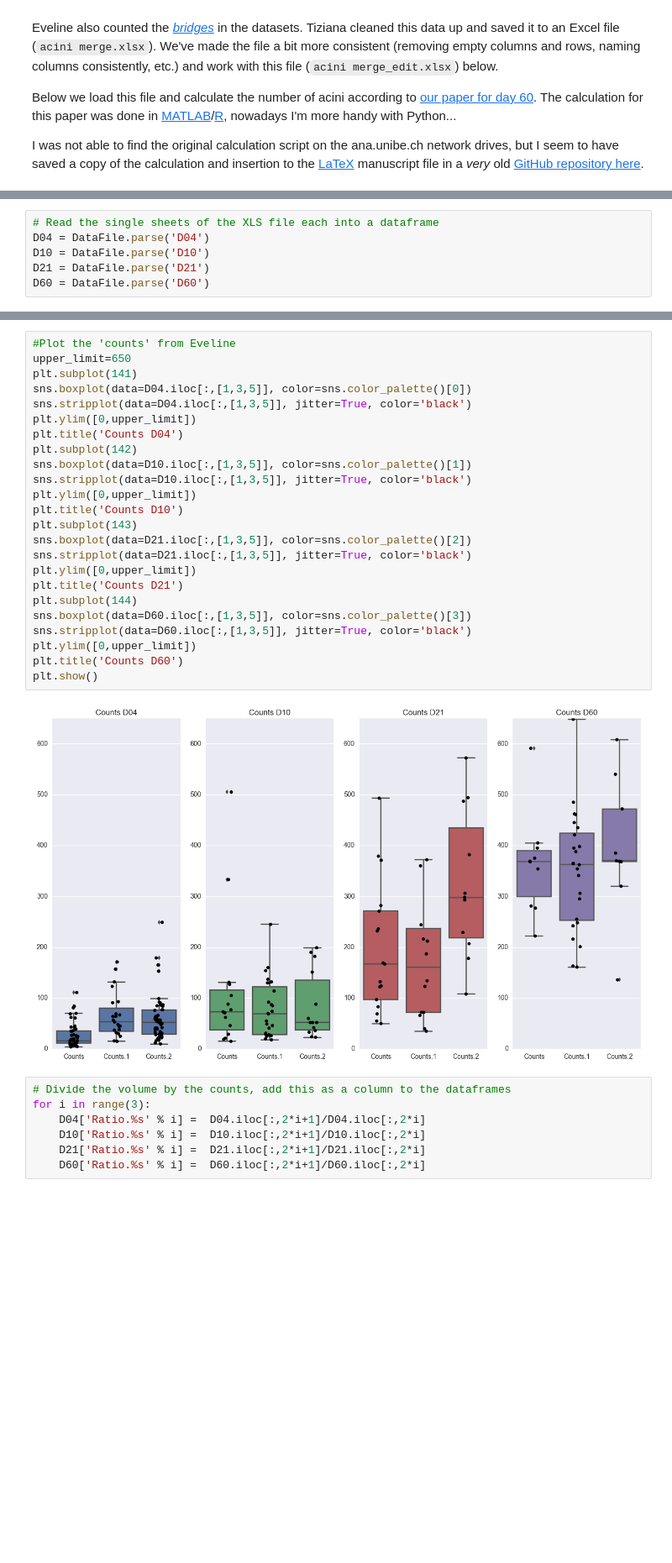
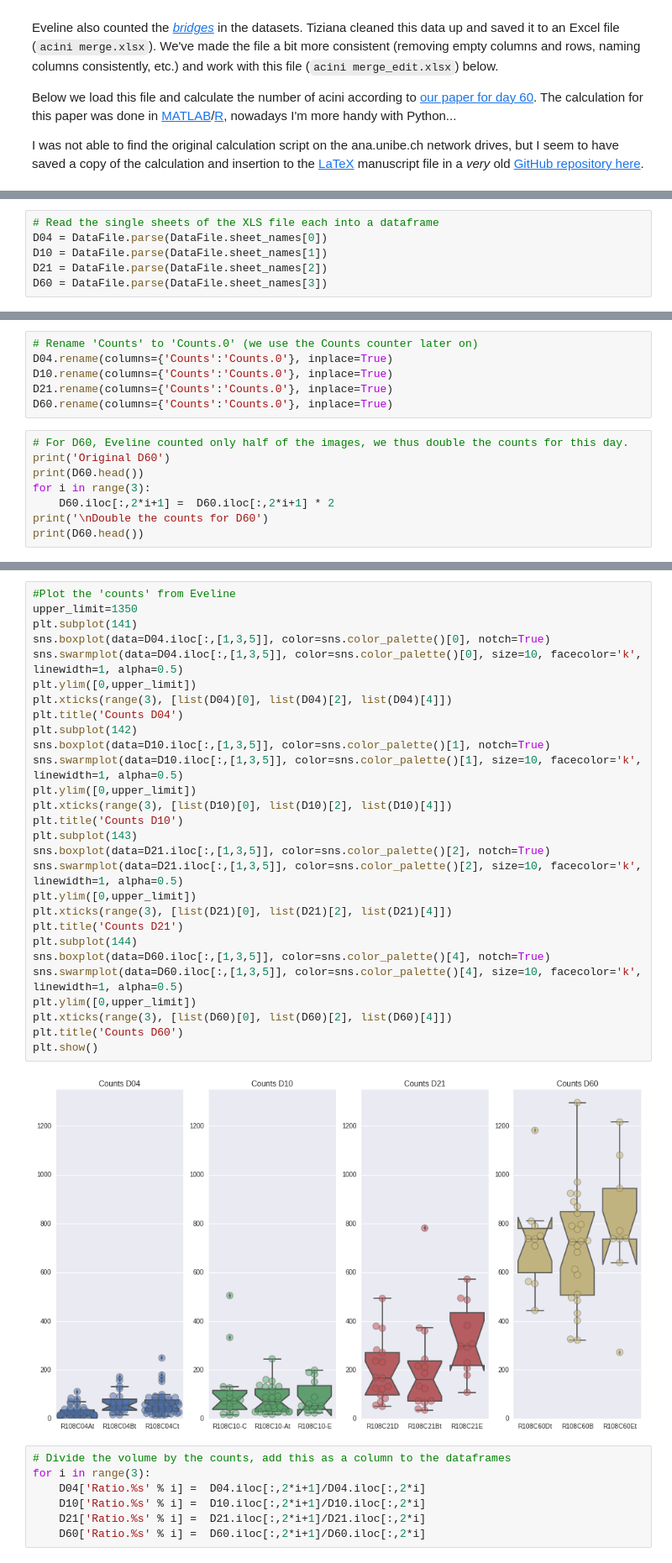
Before and after one commit to habi/acinar-analysis, a Jupyter notebook: Acinar size plot.ipynb, the cells around one changed output, grey strips where cells are left out. Shown at 84% size. Cells and saved outputs as stored; diff of their text form; blank space fills up the shorter version.

Commit message:
Updating calculations, now we need correct values
But this should only be scaling, and no real issue

```diff
--- a/Acinar size plot.ipynb
+++ b/Acinar size plot.ipynb
@@ -84,7 +96,7 @@ for i in DataFile.sheet_names:
 The excel file contains the sheets: D04, D10, D21, D60,
 # %%
 # Read the single sheets of the XLS file each into a dataframe
-D04 = DataFile.parse('D04')
-D10 = DataFile.parse('D10')
-D21 = DataFile.parse('D21')
-D60 = DataFile.parse('D60')
+D04 = DataFile.parse(DataFile.sheet_names[0])
+D10 = DataFile.parse(DataFile.sheet_names[1])
+D21 = DataFile.parse(DataFile.sheet_names[2])
+D60 = DataFile.parse(DataFile.sheet_names[3])
@@ -96,0 +103,14 @@ ShrinkageFactor = 0.61 # Volume-Shrinkage-Factor = 61% with STD=5, calculated by
+# %%
+# Rename 'Counts' to 'Counts.0' (we use the Counts counter later on)
+D04.rename(columns={'Counts':'Counts.0'}, inplace=True)
+D10.rename(columns={'Counts':'Counts.0'}, inplace=True)
+D21.rename(columns={'Counts':'Counts.0'}, inplace=True)
+D60.rename(columns={'Counts':'Counts.0'}, inplace=True)
+# %%
+# For D60, Eveline counted only half of the images, we thus double the counts for this day.
+print('Original D60')
+print(D60.head())
+for i in range(3):
+    D60.iloc[:,2*i+1] =  D60.iloc[:,2*i+1] * 2
+print('\nDouble the counts for D60')
+print(D60.head())
@@ -97,29 +137,33 @@ ShrinkageFactor = 0.61 # Volume-Shrinkage-Factor = 61% with STD=5, calculated by
 # %%
 #Plot the 'counts' from Eveline
-upper_limit=650
+upper_limit=1350
 plt.subplot(141)
-sns.boxplot(data=D04.iloc[:,[1,3,5]], color=sns.color_palette()[0])
-sns.stripplot(data=D04.iloc[:,[1,3,5]], jitter=True, color='black')
+sns.boxplot(data=D04.iloc[:,[1,3,5]], color=sns.color_palette()[0], notch=True)
+sns.swarmplot(data=D04.iloc[:,[1,3,5]], color=sns.color_palette()[0], size=10, facecolor='k', linewidth=1, alpha=0.5)
 plt.ylim([0,upper_limit])
+plt.xticks(range(3), [list(D04)[0], list(D04)[2], list(D04)[4]])
 plt.title('Counts D04')
 plt.subplot(142)
-sns.boxplot(data=D10.iloc[:,[1,3,5]], color=sns.color_palette()[1])
-sns.stripplot(data=D10.iloc[:,[1,3,5]], jitter=True, color='black')
+sns.boxplot(data=D10.iloc[:,[1,3,5]], color=sns.color_palette()[1], notch=True)
+sns.swarmplot(data=D10.iloc[:,[1,3,5]], color=sns.color_palette()[1], size=10, facecolor='k', linewidth=1, alpha=0.5)
 plt.ylim([0,upper_limit])
+plt.xticks(range(3), [list(D10)[0], list(D10)[2], list(D10)[4]])
 plt.title('Counts D10')
 plt.subplot(143)
-sns.boxplot(data=D21.iloc[:,[1,3,5]], color=sns.color_palette()[2])
-sns.stripplot(data=D21.iloc[:,[1,3,5]], jitter=True, color='black')
+sns.boxplot(data=D21.iloc[:,[1,3,5]], color=sns.color_palette()[2], notch=True)
+sns.swarmplot(data=D21.iloc[:,[1,3,5]], color=sns.color_palette()[2], size=10, facecolor='k', linewidth=1, alpha=0.5)
 plt.ylim([0,upper_limit])
+plt.xticks(range(3), [list(D21)[0], list(D21)[2], list(D21)[4]])
 plt.title('Counts D21')
 plt.subplot(144)
-sns.boxplot(data=D60.iloc[:,[1,3,5]], color=sns.color_palette()[3])
-sns.stripplot(data=D60.iloc[:,[1,3,5]], jitter=True, color='black')
+sns.boxplot(data=D60.iloc[:,[1,3,5]], color=sns.color_palette()[4], notch=True)
+sns.swarmplot(data=D60.iloc[:,[1,3,5]], color=sns.color_palette()[4], size=10, facecolor='k', linewidth=1, alpha=0.5)
 plt.ylim([0,upper_limit])
+plt.xticks(range(3), [list(D60)[0], list(D60)[2], list(D60)[4]])
 plt.title('Counts D60')
 plt.show()
 # %% [output]
-[figure, old version]
+[figure, new version]
 # %%
 # Divide the volume by the counts, add this as a column to the dataframes
 for i in range(3):
```
Also changed, not shown: parts of 22 cells of this notebook, 2 other files.
